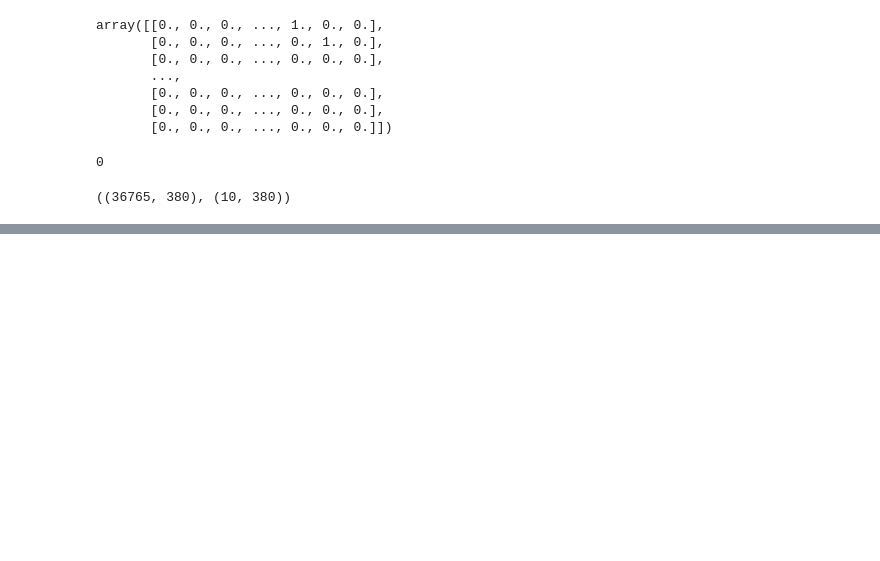
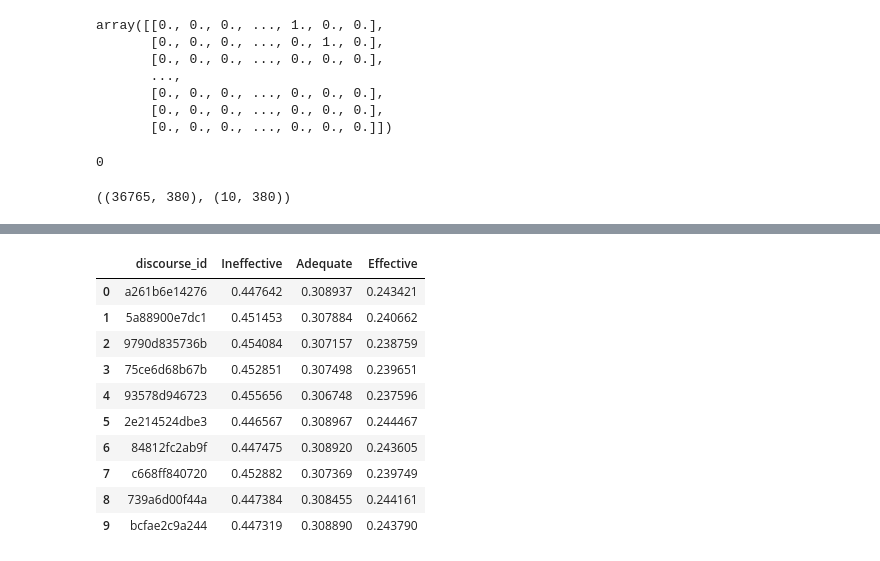
Before and after one commit to PriyeshDave/Kaggle-Competitions, a Jupyter notebook: Predicting Effective Arguments/Code/Modeling.ipynb, the cells around one changed output, grey strips where cells are left out. Drawn from its saved outputs; the diff is of its cells as text; code cells hidden in the pictures; blank space fills up the shorter version.

```diff
--- a/Predicting Effective Arguments/Code/Modeling.ipynb
+++ b/Predicting Effective Arguments/Code/Modeling.ipynb
@@ -376,2 +376,18 @@ predictions
 # %%
 predictions.to_csv('/content/drive/MyDrive/Predicting Effective Arguments/Datasets/Predictions.csv', index=False)
+# %%
+submission = predictions.copy()
+# %%
+submission
+# %% [output]
+|  | discourse_id | Ineffective | Adequate | Effective |
+| 0 | a261b6e14276 | 0.447642 | 0.308937 | 0.243421 |
+| 1 | 5a88900e7dc1 | 0.451453 | 0.307884 | 0.240662 |
+| 2 | 9790d835736b | 0.454084 | 0.307157 | 0.238759 |
+| 3 | 75ce6d68b67b | 0.452851 | 0.307498 | 0.239651 |
+| 4 | 93578d946723 | 0.455656 | 0.306748 | 0.237596 |
+| 5 | 2e214524dbe3 | 0.446567 | 0.308967 | 0.244467 |
+| 6 | 84812fc2ab9f | 0.447475 | 0.308920 | 0.243605 |
+| 7 | c668ff840720 | 0.452882 | 0.307369 | 0.239749 |
+| 8 | 739a6d00f44a | 0.447384 | 0.308455 | 0.244161 |
+| 9 | bcfae2c9a244 | 0.447319 | 0.308890 | 0.243790 |
```
Also changed, not shown: parts of 4 cells of this notebook.
